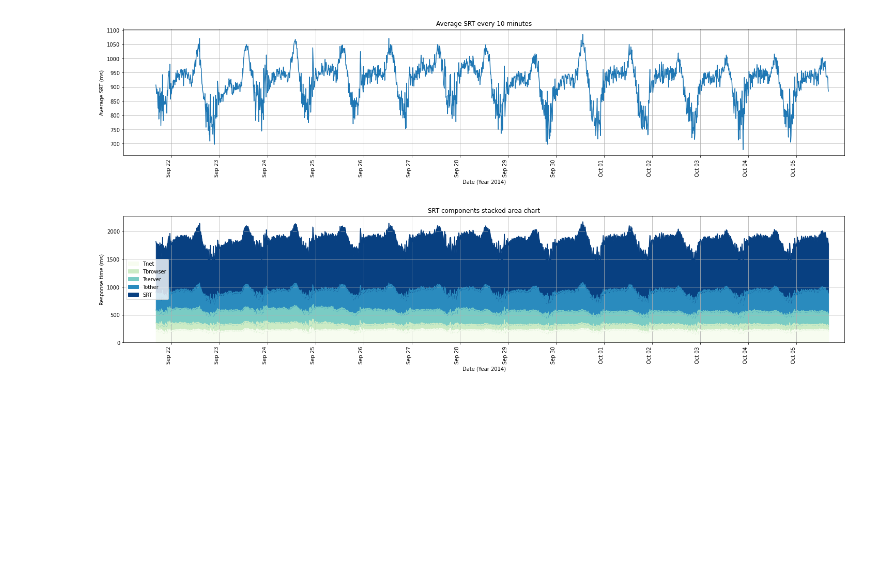
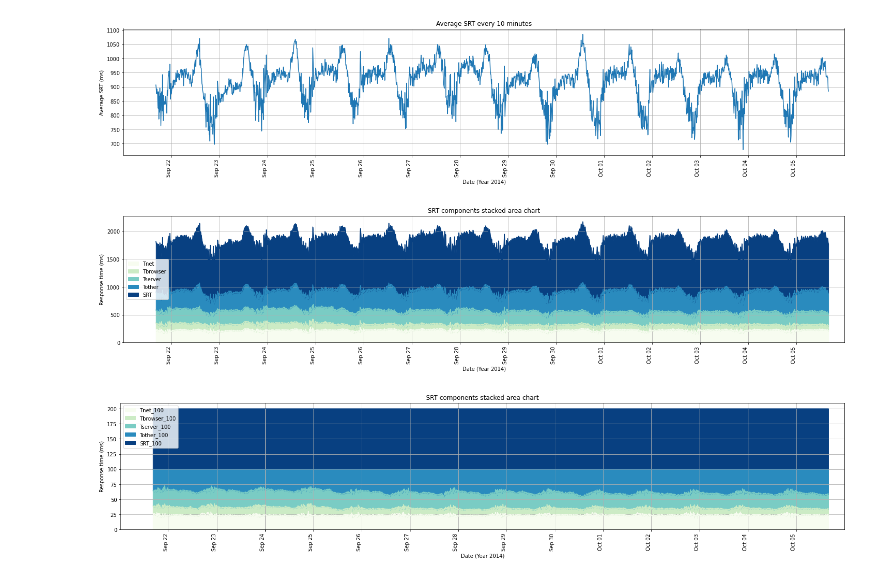
Before and after one commit to Sahandfer/THU-ACP, a Jupyter notebook: Advanced Network Management/Assignment/Assignment 1/A1.ipynb, the cells around one changed output. Drawn from its saved outputs; the diff is of its cells as text; code cells hidden in the pictures; blank space fills up the shorter version.

Commit message:
Finished visuals :rocket:

```diff
--- a/Advanced Network Management/Assignment/Assignment 1/A1.ipynb
+++ b/Advanced Network Management/Assignment/Assignment 1/A1.ipynb
@@ -175,3 +175,27 @@ fig = ax.get_figure()
 fig.savefig("figure_2", dpi=300)
 # %% [output]
 [figure]
+# %%
+def find_percentage(col):
+    temp[col+'_100'] = (temp[col]/temp['SRT'])*100
+
+for col in ["Tnet", "Tbrowser", "Tserver", "Tother", "SRT"]:
+    find_percentage(col)
+
+ax = temp.plot.area(x='time', y=["Tnet_100", "Tbrowser_100", "Tserver_100", "Tother_100", "SRT_100"],title="SRT components stacked area chart", colormap="GnBu", figsize= (25, 5))
+ax.set_xlabel("Date (Year 2014)")
+ax.set_ylabel("Response time (ms)")
+ax.get_xaxis().set_major_formatter(mdates.DateFormatter('%b %d'))
+ax.set_xlim(pd.Timestamp('2014-09-21'), pd.Timestamp('2014-10-06'))
+
+dates = get_dates()
+plt.xticks(dates, rotation = 90)
+ax.grid(True)
+
+
+plt.show()
+
+fig = ax.get_figure()
+fig.savefig("figure_3", dpi=300)
+# %% [output]
+[figure, added]
```
Also changed, not shown: parts of 9 cells of this notebook, 6 other files.
